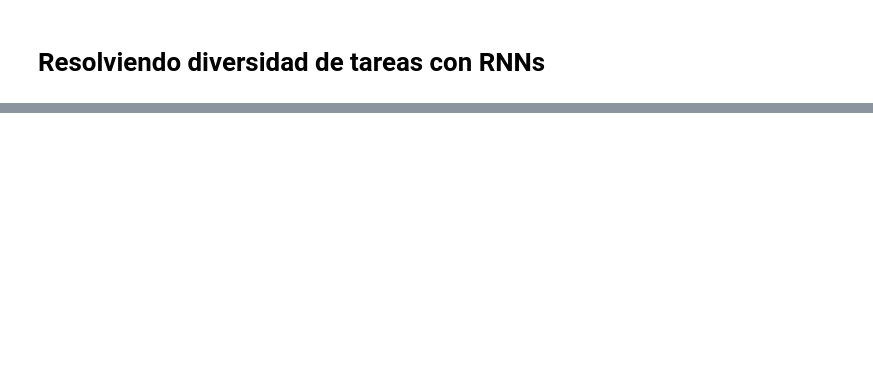
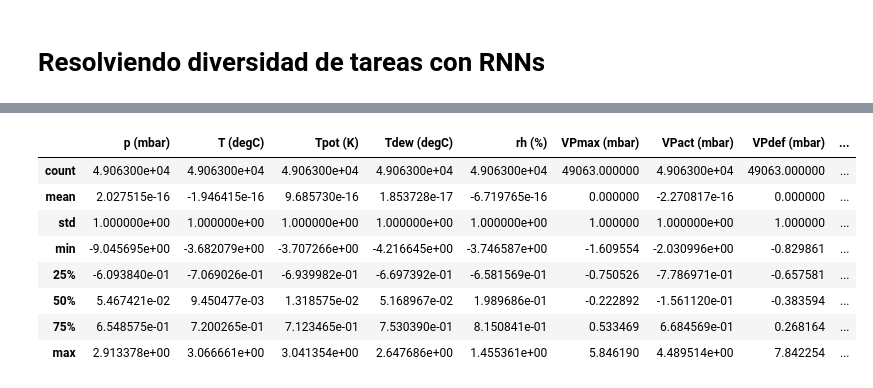
Before and after one commit to jeffersonrodriguezc/deep-learning-en-3-semanas, a Jupyter notebook: semana_2/notebooks/Nb_2b_Resolviendo_desafios_con_RNNs_usando_keras.ipynb, the cells around one changed output, grey strips where cells are left out. Drawn from its saved outputs; the diff is of its cells as text; code cells hidden in the pictures; blank space fills up the shorter version.

```diff
--- a/semana_2/notebooks/Nb_2b_Resolviendo_desafios_con_RNNs_usando_keras.ipynb
+++ b/semana_2/notebooks/Nb_2b_Resolviendo_desafios_con_RNNs_usando_keras.ipynb
@@ -432,0 +565,3 @@ visualizacion_feature_maps(cnn_keras, image=X_test[randint(0, 100),:,:,:])
+# %%
+train_df, val_df, test_df, num_features, column_indices = split_data(df)
+train_df.shape, val_df.shape, test_df.shape
@@ -432,0 +579,13 @@ visualizacion_feature_maps(cnn_keras, image=X_test[randint(0, 100),:,:,:])
+# %%
+train_df, val_df, test_df = normalizacion_datos(train_df, val_df, test_df)
+train_df.describe()
+# %% [output]
+|  | p (mbar) | T (degC) | Tpot (K) | Tdew (degC) | rh (%) | VPmax (mbar) | VPact (mbar) | VPdef (mbar) | ... |
+| count | 4.906300e+04 | 4.906300e+04 | 4.906300e+04 | 4.906300e+04 | 4.906300e+04 | 49063.000000 | 4.906300e+04 | 49063.000000 | ... |
+| mean | 2.027515e-16 | -1.946415e-16 | 9.685730e-16 | 1.853728e-17 | -6.719765e-16 | 0.000000 | -2.270817e-16 | 0.000000 | ... |
+| std | 1.000000e+00 | 1.000000e+00 | 1.000000e+00 | 1.000000e+00 | 1.000000e+00 | 1.000000 | 1.000000e+00 | 1.000000 | ... |
+| min | -9.045695e+00 | -3.682079e+00 | -3.707266e+00 | -4.216645e+00 | -3.746587e+00 | -1.609554 | -2.030996e+00 | -0.829861 | ... |
+| 25% | -6.093840e-01 | -7.069026e-01 | -6.939982e-01 | -6.697392e-01 | -6.581569e-01 | -0.750526 | -7.786971e-01 | -0.657581 | ... |
+| 50% | 5.467421e-02 | 9.450477e-03 | 1.318575e-02 | 5.168967e-02 | 1.989686e-01 | -0.222892 | -1.561120e-01 | -0.383594 | ... |
+| 75% | 6.548575e-01 | 7.200265e-01 | 7.123465e-01 | 7.530390e-01 | 8.150841e-01 | 0.533469 | 6.684569e-01 | 0.268164 | ... |
+| max | 2.913378e+00 | 3.066661e+00 | 3.041354e+00 | 2.647686e+00 | 1.455361e+00 | 5.846190 | 4.489514e+00 | 7.842254 | ... |
```
Also changed, not shown: parts of 97 cells of this notebook.
